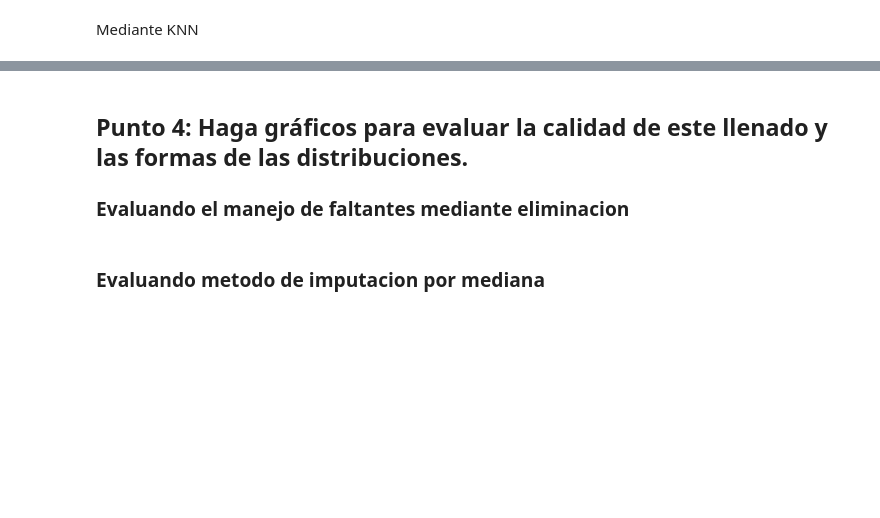
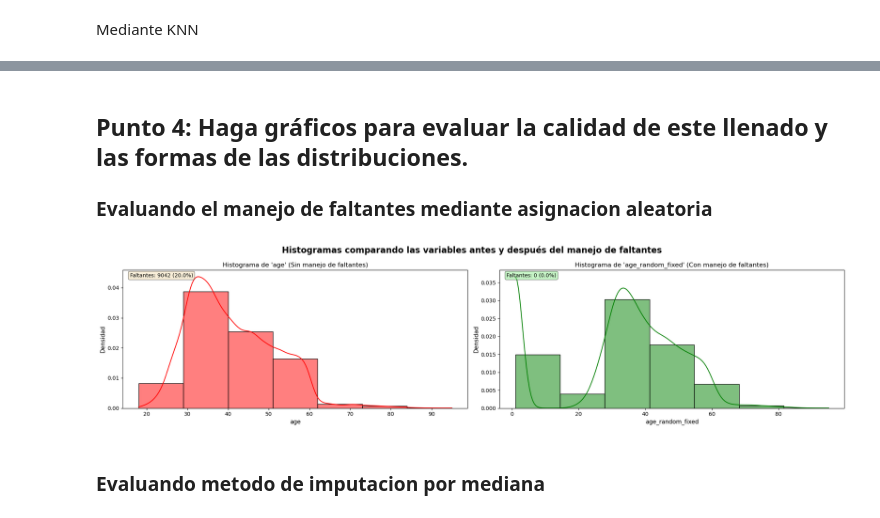
Before and after one commit to TheMaorba/DataMining, a Jupyter notebook: Tarea2/Tarea2.ipynb, the cells around one changed output, grey strips where cells are left out. Cells and saved outputs as stored; diff of their text form; code cells hidden in the pictures; blank space fills up the shorter version.

Commit message:
añadiendo graficos de regresion

```diff
--- a/Tarea2/Tarea2.ipynb
+++ b/Tarea2/Tarea2.ipynb
@@ -82,10 +159,20 @@ print(f"La cantidad de datos faltantes en el nuevo df es de: {(df_KNN.isna().sum
 # %% [markdown]
 ## Punto 4: Haga gráficos para evaluar la calidad de este llenado y las formas de las distribuciones.
-### Evaluando el manejo de faltantes mediante eliminacion
+### Evaluando el manejo de faltantes mediante asignacion aleatoria
 # %%
 from graficos import Graficos
-Graficos.crear_histograma_columna(df_sin_na, df2, 'age')
-Graficos.crear_histograma_columna(df_sin_na, df2, 'studytime.x')
+#Graficos.crear_histograma_columna(df_conna, df1, 'age')
+
+Graficos.comparar_histogramas(
+    df_original=df_conna,
+    df_procesado=df1,
+    columna_original='age',
+    columna_procesada='age_random_fixed'
+)
+#Graficos.crear_histograma_columna(df_sin_na, df2, 'studytime.x')
+# Hasta este punto estan creadas las columnas age_random_fixed, age_mean y age_median
+# %% [output]
+[figure, added]
 # %% [markdown]
 ### Evaluando metodo de imputacion por mediana
 # %%
```
Also changed, not shown: parts of 16 cells of this notebook, 4 other files.
